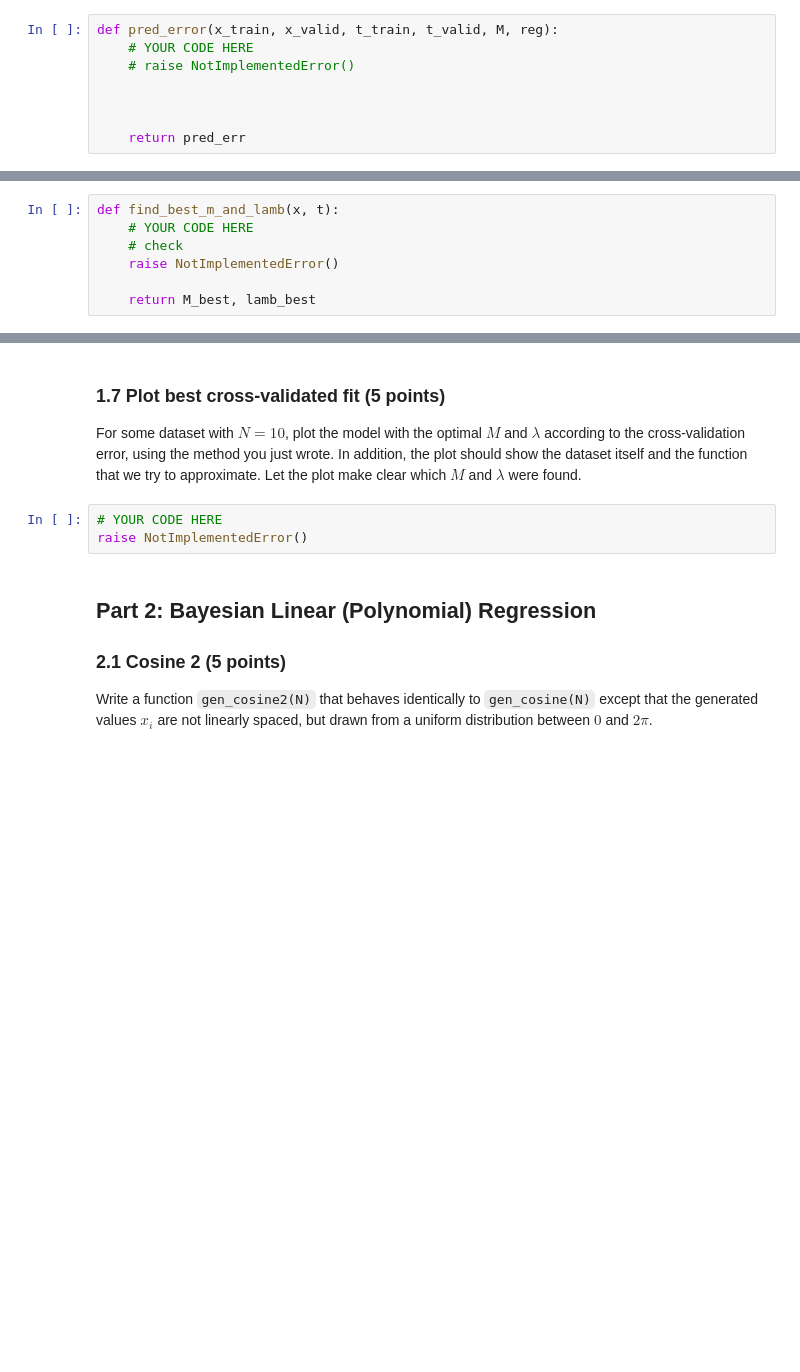
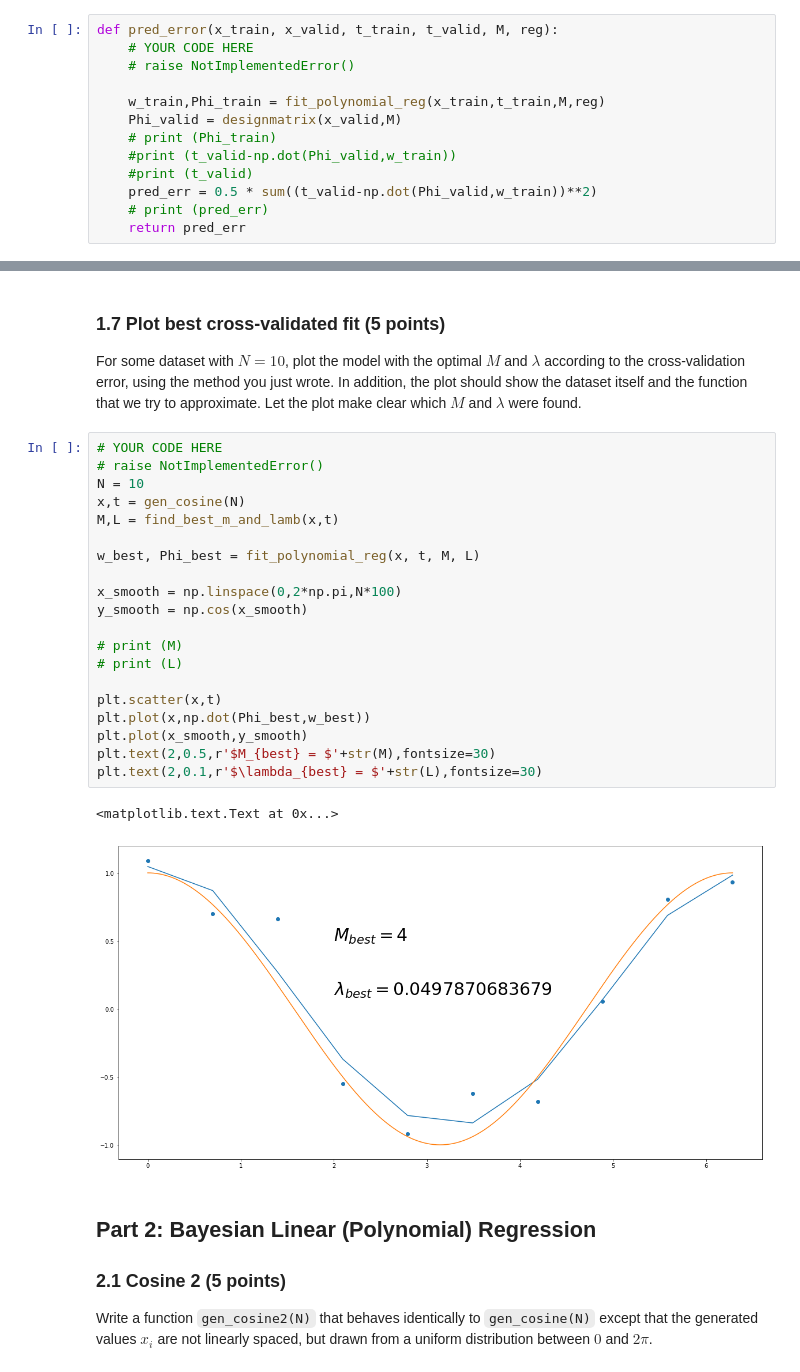
Before and after one commit to jorism1993/ML-lab1, a Jupyter notebook: lab1.ipynb, the cells around one changed output, grey strips where cells are left out. Drawn from its saved outputs; the diff is of its cells as text; blank space fills up the shorter version.

```diff
--- a/lab1.ipynb
+++ b/lab1.ipynb
@@ -259,8 +262,13 @@ def pred_error(x_train, x_valid, t_train, t_valid, M, reg):
     # YOUR CODE HERE
     # raise NotImplementedError()
 
-
-
+    w_train,Phi_train = fit_polynomial_reg(x_train,t_train,M,reg)
+    Phi_valid = designmatrix(x_valid,M)
+    # print (Phi_train)
+    #print (t_valid-np.dot(Phi_valid,w_train))
+    #print (t_valid)
+    pred_err = 0.5 * sum((t_valid-np.dot(Phi_valid,w_train))**2)
+    # print (pred_err)
     return pred_err
 # %%
 ### Test your function
@@ -288,10 +294,3 @@ def kfold_indices(N, k):
         valid_folds.append(valid_indices)
         train_folds.append(np.setdiff1d(all_indices, valid_indices))
     return train_folds, valid_folds
-# %%
-def find_best_m_and_lamb(x, t):
-    # YOUR CODE HERE
-    # check
-    raise NotImplementedError()
-
-    return M_best, lamb_best
@@ -301,9 +338,29 @@ def find_best_m_and_lamb(x, t):
 ### 1.7 Plot best cross-validated fit (5 points)
 
 For some dataset with $N = 10$, plot the model with the optimal $M$ and $\lambda$ according to the cross-validation error, using the method you just wrote. In addition, the plot should show the dataset itself and the function that we try to approximate. Let the plot make clear which $M$ and $\lambda$ were found.
-# %%
-# YOUR CODE HERE
-raise NotImplementedError()
+# %%
+# YOUR CODE HERE
+# raise NotImplementedError()
+N = 10
+x,t = gen_cosine(N)
+M,L = find_best_m_and_lamb(x,t)
+
+w_best, Phi_best = fit_polynomial_reg(x, t, M, L)
+
+x_smooth = np.linspace(0,2*np.pi,N*100)
+y_smooth = np.cos(x_smooth)
+
+# print (M)
+# print (L)
+
+plt.scatter(x,t)
+plt.plot(x,np.dot(Phi_best,w_best))
+plt.plot(x_smooth,y_smooth)
+plt.text(2,0.5,r'$M_{best} = $'+str(M),fontsize=30)
+plt.text(2,0.1,r'$\lambda_{best} = $'+str(L),fontsize=30)
+# %% [output]
+<matplotlib.text.Text at 0x...>
+[figure, added]
 # %% [markdown]
 ## Part 2: Bayesian Linear (Polynomial) Regression
 
```
Also changed, not shown: parts of 4 cells of this notebook.
